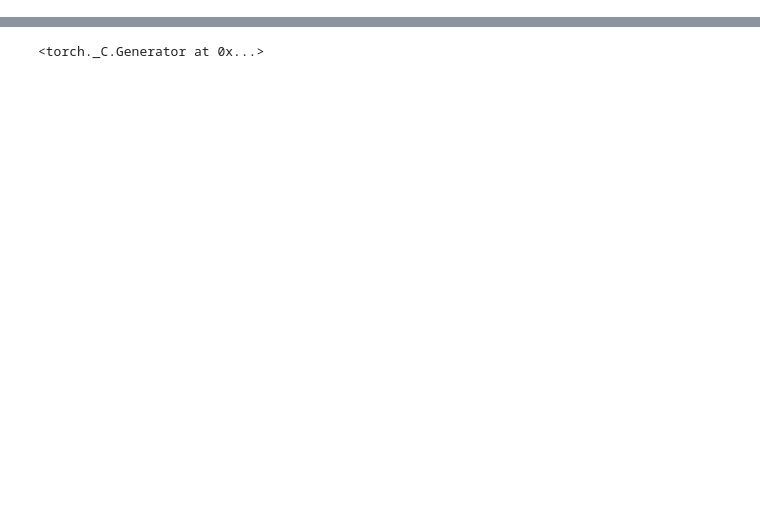
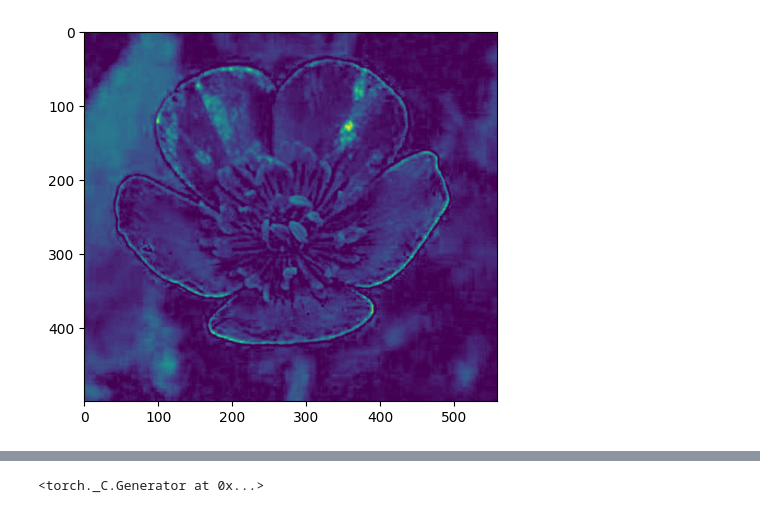
Before and after one commit to Omanshu209/PyTorch-Progress, a Jupyter notebook: Flower102_CNN.ipynb, the cells around one changed output, grey strips where cells are left out. Cells and saved outputs as stored; diff of their text form; code cells hidden in the pictures; blank space fills up the shorter version.

```diff
--- a/Flower102_CNN.ipynb
+++ b/Flower102_CNN.ipynb
@@ -12,5 +13,5 @@ from torchvision import datasets, transforms
 # %%
 transform = transforms.ToTensor()
 # %%
-train_data = datasets.Flowers102(root = "data", transform = transform, download = True, split = "train")
-test_data = datasets.Flowers102(root = "data", transform = transform, download = True, split = "test")
+train_data = datasets.Flowers102(root = "data", transform = transform, download = True, split = "test")
+test_data = datasets.Flowers102(root = "data", transform = transform, download = True, split = "train")
@@ -16,0 +23,5 @@ test_data = datasets.Flowers102(root = "data", transform = transform, download =
+# %%
+for i in range(3):
+  plt.imshow(train_data[2117][0][i])
+# %% [output]
+[figure, added]
```
Also changed, not shown: parts of 25 cells of this notebook.
